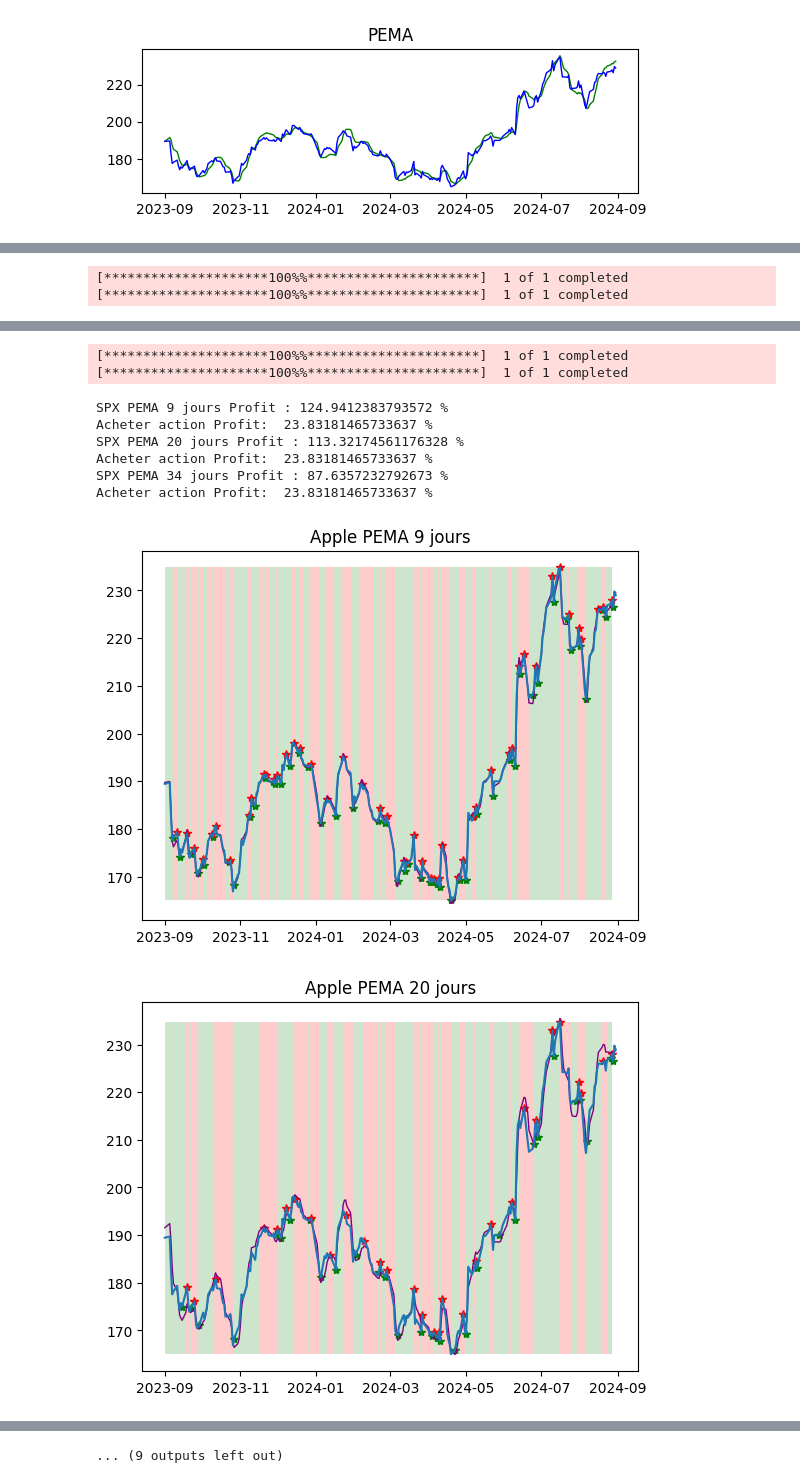
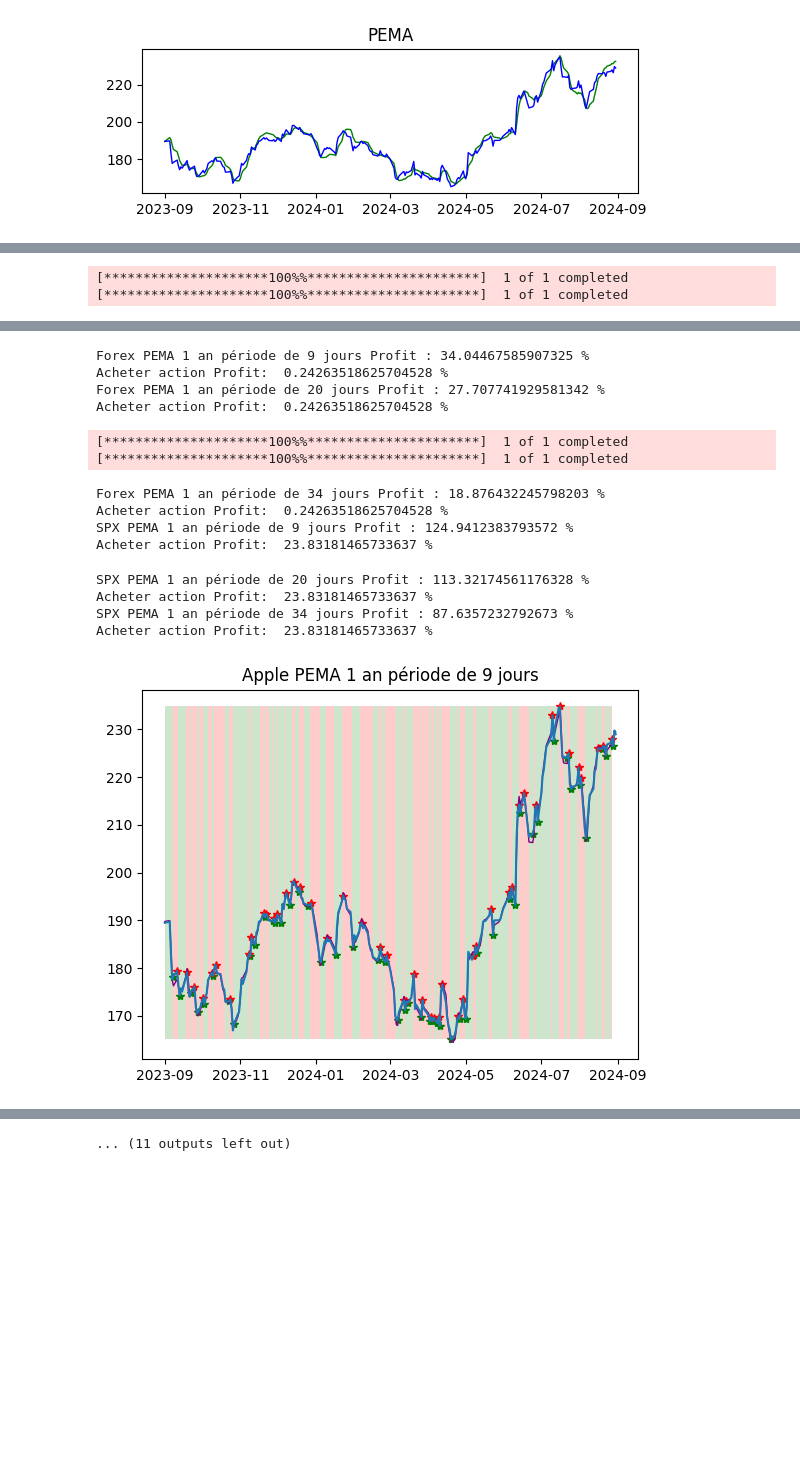
Before and after one commit to Javques/GES816, a Jupyter notebook: GES816.ipynb, the cells around one changed output, grey strips where cells are left out. Saved outputs shown, nothing was run; the diff lists cells and outputs as text; code cells hidden in the pictures; blank space fills up the shorter version.

```diff
--- a/GES816.ipynb
+++ b/GES816.ipynb
@@ -241,33 +241,33 @@ def pemaResult(daily, dailyBefore, pemaPeriod, titre):
 daily_apple = yahooFinance.download("AAPL", start = datetime(2023,9,1), end = datetime(2024,9,1), interval = '1d')
 daily_appleBeforePEMA = yahooFinance.download("AAPL", start = datetime(2023,1,1), end = datetime(2024,9,1), interval = '1d')
 
-pemaResult(daily_apple, daily_appleBeforePEMA, 9, 'Apple PEMA 9 jours')
-pemaResult(daily_apple, daily_appleBeforePEMA, 20, 'Apple PEMA 20 jours')
-pemaResult(daily_apple, daily_appleBeforePEMA, 34, 'Apple PEMA 34 jours')
+pemaResult(daily_apple, daily_appleBeforePEMA, 9, 'Apple PEMA 1 an période de 9 jours')
+pemaResult(daily_apple, daily_appleBeforePEMA, 20, 'Apple PEMA 1 an période de 20 jours')
+pemaResult(daily_apple, daily_appleBeforePEMA, 34, 'Apple PEMA 1 an période de 34 jours')
 
 #BNO
 daily_banqueNationale = yahooFinance.download("NA.TO", start = datetime(2023,9,1), end = datetime(2024,9,1), interval = '1d')
 daily_banqueNationaleBefore = yahooFinance.download("NA.TO", start = datetime(2023,1,1), end = datetime(2024,9,1), interval = '1d')
 
-pemaResult(daily_banqueNationale, daily_banqueNationaleBefore, 9, 'Banque Nationale PEMA 9 jour')
-pemaResult(daily_banqueNationale, daily_banqueNationaleBefore, 20, 'Banque Nationale PEMA 20 jours')
-pemaResult(daily_banqueNationale, daily_banqueNationaleBefore, 34, 'Banque Nationale PEMA 34 jours')
+pemaResult(daily_banqueNationale, daily_banqueNationaleBefore, 9, 'Banque Nationale PEMA 1 an période de 9 jour')
+pemaResult(daily_banqueNationale, daily_banqueNationaleBefore, 20, 'Banque Nationale PEMA 1 an période de 20 jours')
+pemaResult(daily_banqueNationale, daily_banqueNationaleBefore, 34, 'Banque Nationale PEMA 1 an période de 34 jours')
 
 #FOREX
 daily_cadusd = yahooFinance.download("CADUSD=X", start = datetime(2023,9,1), end = datetime(2024,9,1), interval = '1d')
 daily_cadusdBefore = yahooFinance.download("CADUSD=X", start = datetime(2023,1,1), end = datetime(2024,9,1), interval = '1d')
 
-pemaResult(daily_cadusd, daily_cadusdBefore, 9, 'Forex PEMA 9 jours')
-pemaResult(daily_cadusd, daily_cadusdBefore, 20, 'Forex PEMA 20 jours')
-pemaResult(daily_cadusd, daily_cadusdBefore, 34, 'Forex PEMA 34 jours')
+pemaResult(daily_cadusd, daily_cadusdBefore, 9, 'Forex PEMA 1 an période de 9 jours')
+pemaResult(daily_cadusd, daily_cadusdBefore, 20, 'Forex PEMA 1 an période de 20 jours')
+pemaResult(daily_cadusd, daily_cadusdBefore, 34, 'Forex PEMA 1 an période de 34 jours')
 
 #SP500
 daily_sp500 = yahooFinance.download("^GSPC", start = datetime(2023,9,1), end = datetime(2024,9,1), interval = '1d')
 daily_sp500Before = yahooFinance.download("^GSPC", start = datetime(2023,1,1), end = datetime(2024,9,1), interval = '1d')
 
-pemaResult(daily_sp500, daily_sp500Before, 9, 'SPX PEMA 9 jours')
-pemaResult(daily_sp500, daily_sp500Before, 20, 'SPX PEMA 20 jours')
-pemaResult(daily_sp500, daily_sp500Before, 34, 'SPX PEMA 34 jours')
+pemaResult(daily_sp500, daily_sp500Before, 9, 'SPX PEMA 1 an période de 9 jours')
+pemaResult(daily_sp500, daily_sp500Before, 20, 'SPX PEMA 1 an période de 20 jours')
+pemaResult(daily_sp500, daily_sp500Before, 34, 'SPX PEMA 1 an période de 34 jours')
 # %% [output]
 [*********************100%%**********************]  1 of 1 completed
 [*********************100%%**********************]  1 of 1 completed
@@ -296,10 +290,15 @@ Acheter action Profit:  0.24263518625704528 %
-[*********************100%%**********************]  1 of 1 completed
-[*********************100%%**********************]  1 of 1 completed
+Forex PEMA 1 an période de 9 jours Profit : 34.04467585907325 %
+Acheter action Profit:  0.24263518625704528 %
+Forex PEMA 1 an période de 20 jours Profit : 27.707741929581342 %
+Acheter action Profit:  0.24263518625704528 %
-SPX PEMA 9 jours Profit : 124.9412383793572 %
-Acheter action Profit:  23.83181465733637 %
-SPX PEMA 20 jours Profit : 113.32174561176328 %
-Acheter action Profit:  23.83181465733637 %
-SPX PEMA 34 jours Profit : 87.6357232792673 %
-Acheter action Profit:  23.83181465733637 %
+[*********************100%%**********************]  1 of 1 completed
+[*********************100%%**********************]  1 of 1 completed
+Forex PEMA 1 an période de 34 jours Profit : 18.876432245798203 %
+Acheter action Profit:  0.24263518625704528 %
+SPX PEMA 1 an période de 9 jours Profit : 124.9412383793572 %
+Acheter action Profit:  23.83181465733637 %
+SPX PEMA 1 an période de 20 jours Profit : 113.32174561176328 %
+Acheter action Profit:  23.83181465733637 %
+SPX PEMA 1 an période de 34 jours Profit : 87.6357232792673 %
+Acheter action Profit:  23.83181465733637 %
-[figure, old version]
+[figure, new version]
-[figure, removed]
@@ -307,4 +305,4 @@ Acheter action Profit:  23.83181465733637 %
-... (9 outputs left out)
+... (11 outputs left out)
 # %%
 #3 mois
 #Apple
```
Also changed, not shown: parts of 3 cells of this notebook.
